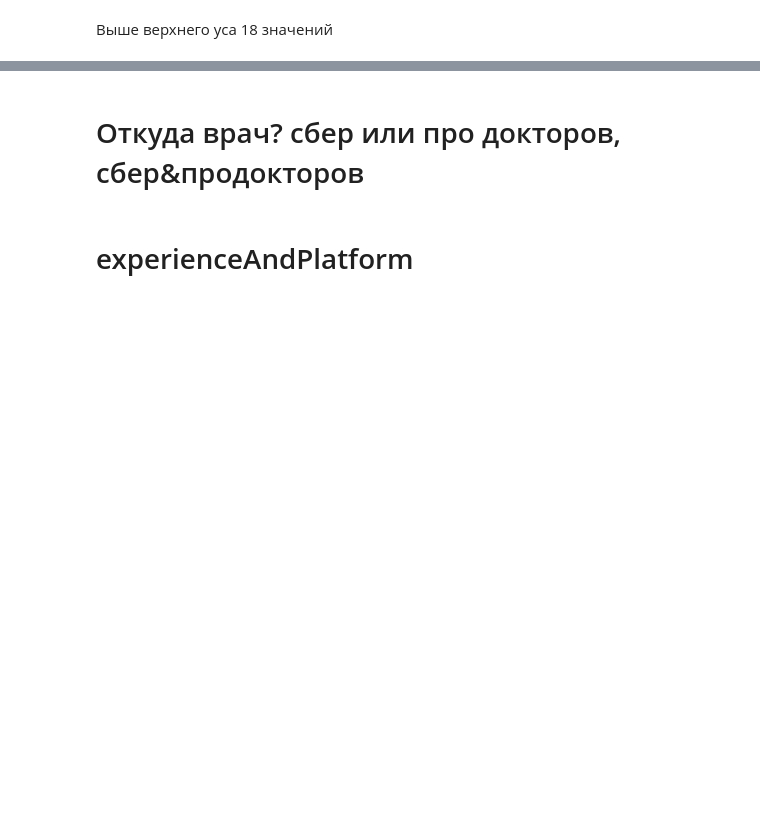
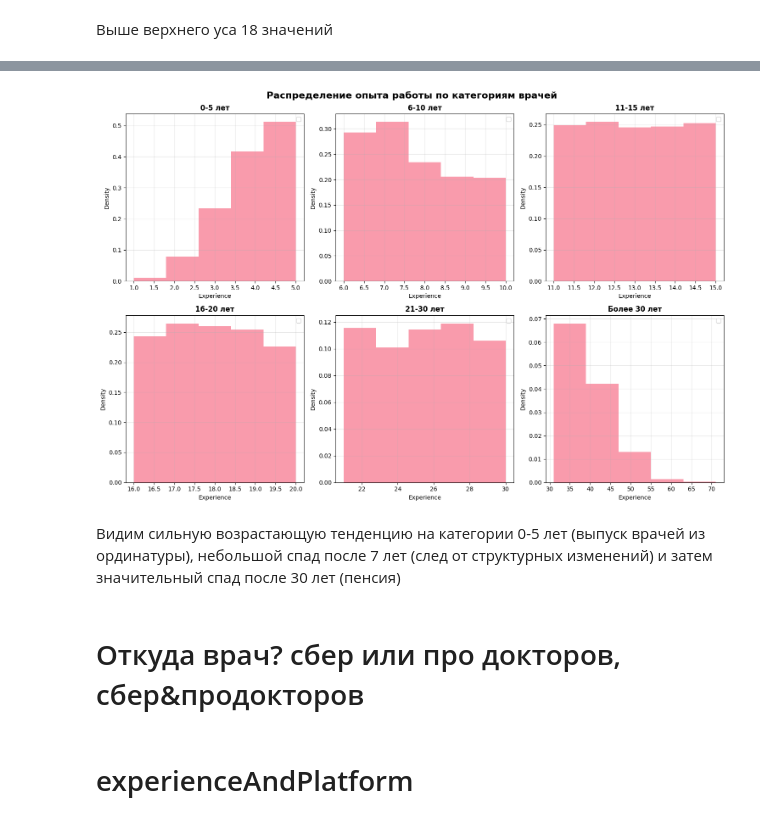
Before and after one commit to yyaroslavskiy/SkibidiDocDoc, a Jupyter notebook: eda/EDA_Doctors_1.ipynb, the cells around one changed output, grey strips where cells are left out. Cells and saved outputs as stored; diff of their text form; code cells hidden in the pictures; blank space fills up the shorter version.

```diff
--- a/eda/EDA_Doctors_1.ipynb
+++ b/eda/EDA_Doctors_1.ipynb
@@ -146,3 +297,26 @@ doctors[doctors['experience'] > upper_whisker]['experience'].value_counts()
+# %%
+fig, axes = plt.subplots(2, 3, figsize=(15, 10))
+fig.suptitle('Распределение опыта работы по категориям врачей', fontsize=16, fontweight='bold')
+
+for idx, ax in enumerate(axes.ravel()):
+    category = category_order[idx+1]
+    data = doctors[doctors.experience_category == category]['experience']
+
+    hist = ax.hist(data, bins=5, alpha=0.7, density=True)
+
+    ax.set_title(f'{category}', fontweight='bold')
+    ax.set_xlabel('Experience')
+    ax.set_ylabel('Density')
+    ax.grid(True, alpha=0.3)
+    ax.legend()
+
+
+plt.tight_layout()
+plt.show()
+# %% [output]
+[figure, added]
+# %% [markdown]
+Видим сильную возрастающую тенденцию на категории 0-5 лет (выпуск врачей из ординатуры), небольшой спад после 7 лет (след от структурных изменений) и затем значительный спад после 30 лет (пенсия)
 # %% [markdown]
 # Откуда врач? сбер или про докторов, сбер&продокторов
 # %%
```
Also changed, not shown: parts of 26 cells of this notebook.
